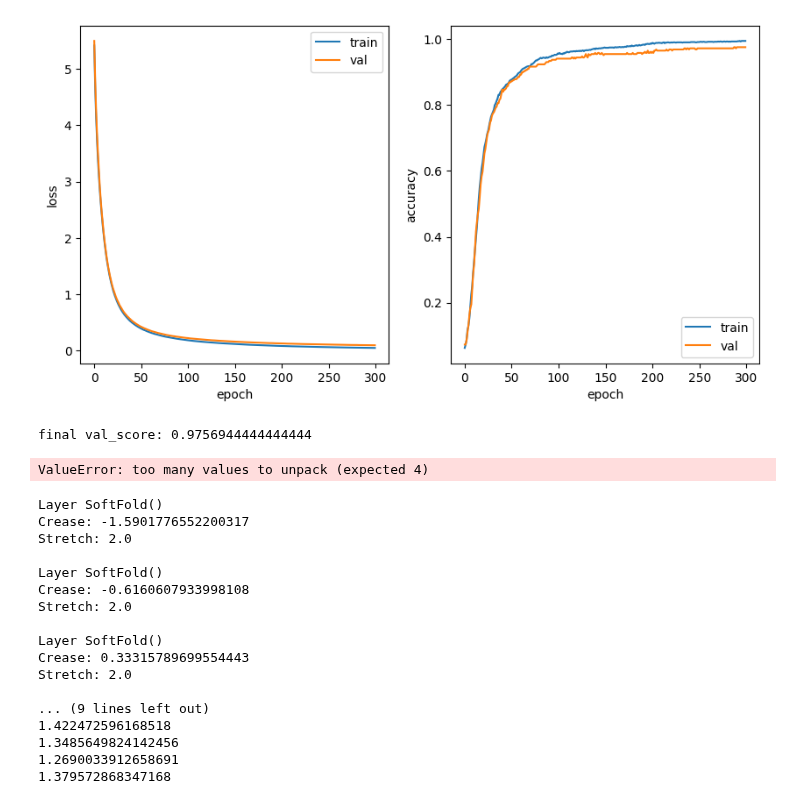
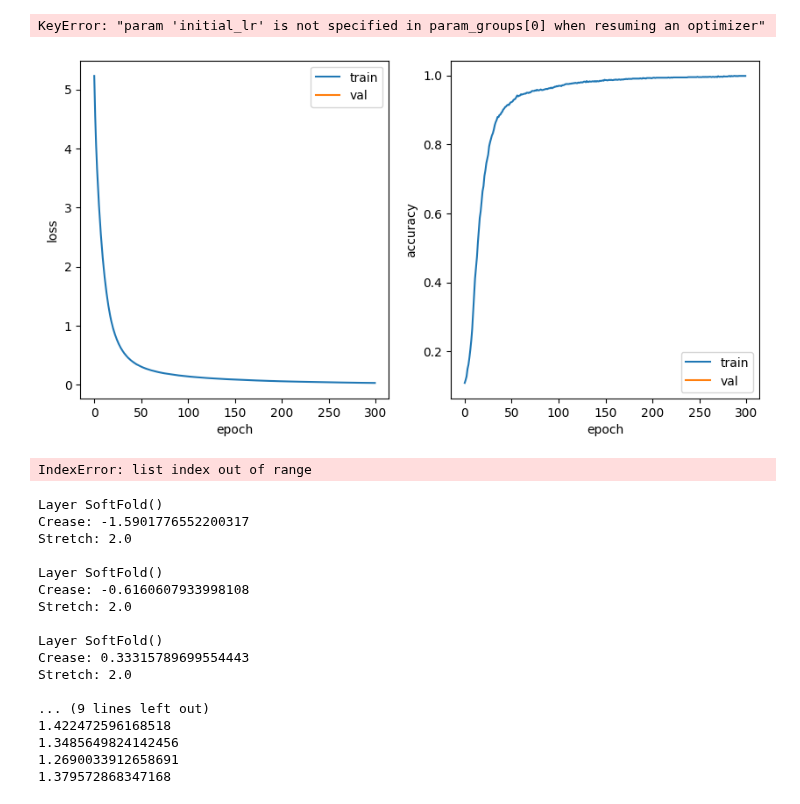
Before and after one commit to binDebug3/FoldAndCutNetworks, a Jupyter notebook: d-sam.ipynb, the cells around one changed output. Cells and saved outputs as stored; diff of their text form; code cells hidden in the pictures.

```diff
--- a/d-sam.ipynb
+++ b/d-sam.ipynb
@@ -49,22 +107,22 @@ train_loader = load_data(X_train, y_train, batch_size=32, shuffle=True)
 val_loader = load_data(X_val, y_val, batch_size=32, shuffle=True)
 test_loader = load_data(X_test, y_test, batch_size=32, shuffle=True)
 # %%
-model = DynamicOrigami(blank,10)
+model = DynamicOrigami(architecture,10)
 optimizer = torch.optim.Adam(model.parameters(), lr=.0001)
-train_losses, val_losses, train_accuracies, val_accuracies, *learning_rates = train(model, optimizer, train_loader, val_loader, epochs=300, validate_rate=1/300)
+train_losses, val_losses, train_accuracies, val_accuracies, *learning_rates = train(model, optimizer, train_loader, val_loader, epochs=300, validate_rate=1/300, scheduler=NoamScheduler(optimizer, 1000, 4000, 0.5))
 plot_model(train_losses, val_losses, train_accuracies, val_accuracies)
 print("final val_score:", np.mean(val_accuracies[-10]))
 # %% [output]
-[figure, removed]
-final val_score: 0.9756944444444444
+KeyError: "param 'initial_lr' is not specified in param_groups[0] when resuming an optimizer"
 # %%
 model2 = DynamicOrigami(architecture2,10)
 optimizer = torch.optim.Adam(model2.parameters(), lr=.0001)
-train_losses, val_losses, train_accuracies, val_accuracies = train(model2, optimizer, train_loader, val_loader, epochs=300)
+train_losses, val_losses, train_accuracies, val_accuracies, fake = train(model2, optimizer, train_loader, val_loader, epochs=300)
 plot_model(train_losses, val_losses, train_accuracies, val_accuracies)
 print("final val_score:", np.mean(val_accuracies[-10]))
 # %% [output]
+[figure, added]
-ValueError: too many values to unpack (expected 4)
+IndexError: list index out of range
 # %%
 # print out all stretch and crease parameters
 for layer in model.layers:
```
Also changed, not shown: parts of 2 cells of this notebook, 28 other files.
